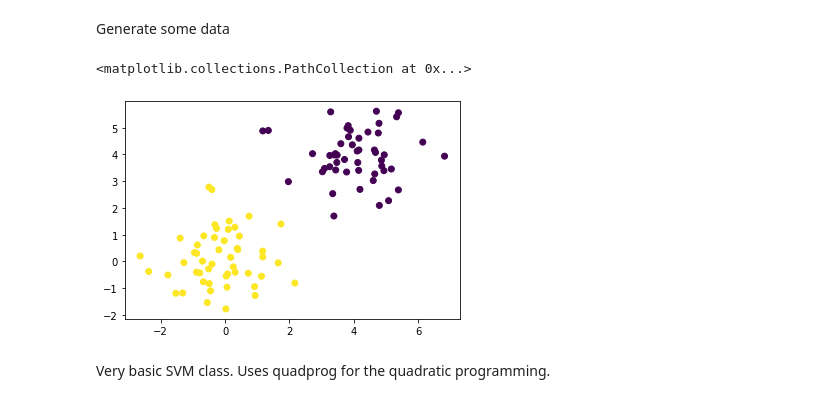
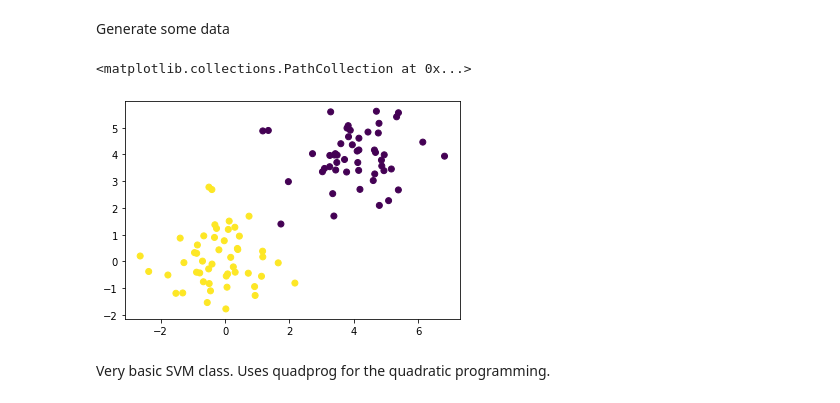
Before and after one commit to sdrogers/fcmlcode, a Jupyter notebook: notebooks/chapter5/svmhard.ipynb, the cells around one changed output. Cells and saved outputs as stored; diff of their text form; code cells hidden in the pictures.

```diff
--- a/notebooks/chapter5/svmhard.ipynb
+++ b/notebooks/chapter5/svmhard.ipynb
@@ -24,26 +24,31 @@ Generate some data
 # %%
 np.random.seed(125)
 n = 50
 X1 = np.random.multivariate_normal(
     [0, 0],
     np.eye(2),
     size=n
 )
 X2 = np.random.multivariate_normal(
     [4, 4],
     np.eye(2),
     size=n
 )
 t1 = np.ones((n, 1), int)
 t2 = -1*np.ones((n, 1), int) # note we use +- 1 for SVM
 
 X = np.vstack((X1, X2))
 t = np.vstack((t1, t2))
 
+# to really see the hard margin, we flip point 41
+# (if not flipped it it the closest yellow point to the purple class)
+t[41] = -t[41]
+
+
 plt.scatter(X[:, 0], X[:, 1], c=t)
 # %% [output]
 <matplotlib.collections.PathCollection at 0x...>
-[figure, old version]
+[figure, new version]
 # %% [markdown]
 Very basic SVM class. Uses quadprog for the quadratic programming.
 # %%
```
Also changed, not shown: parts of 2 cells of this notebook.
